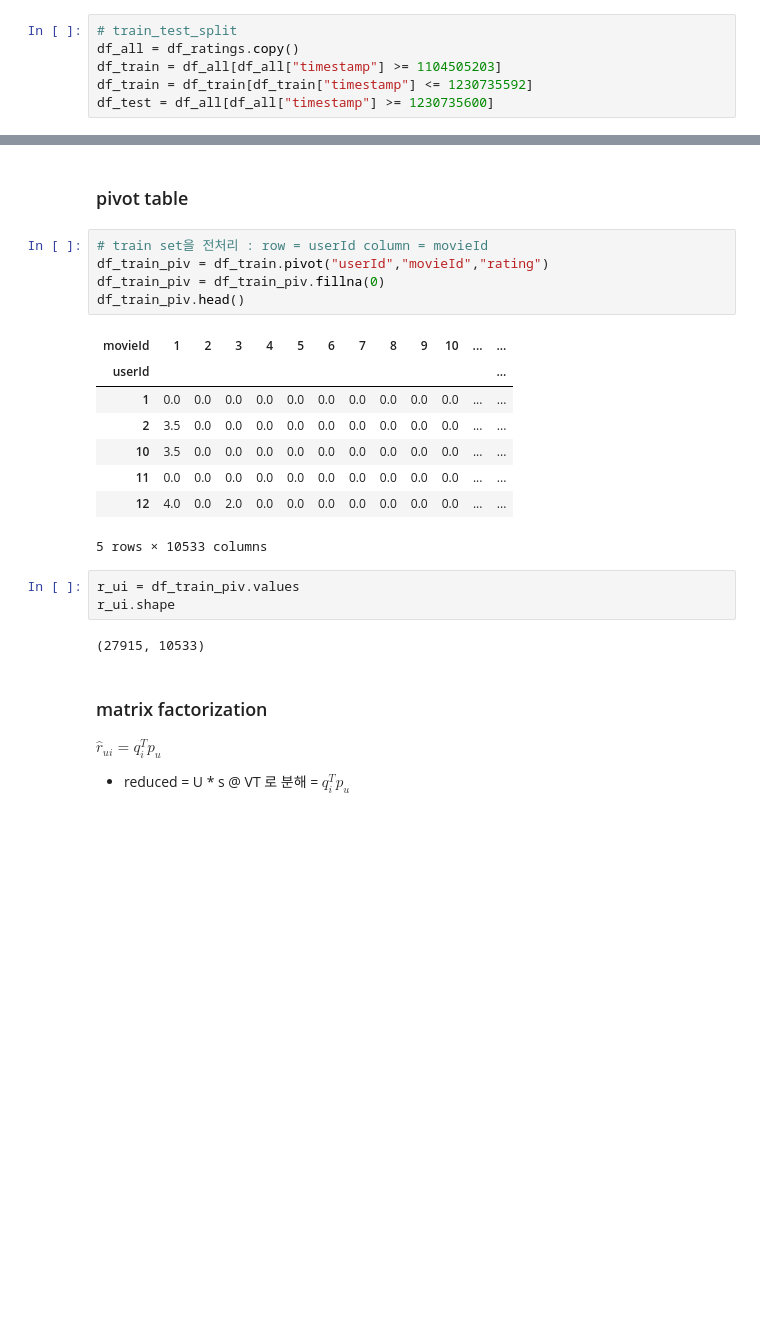
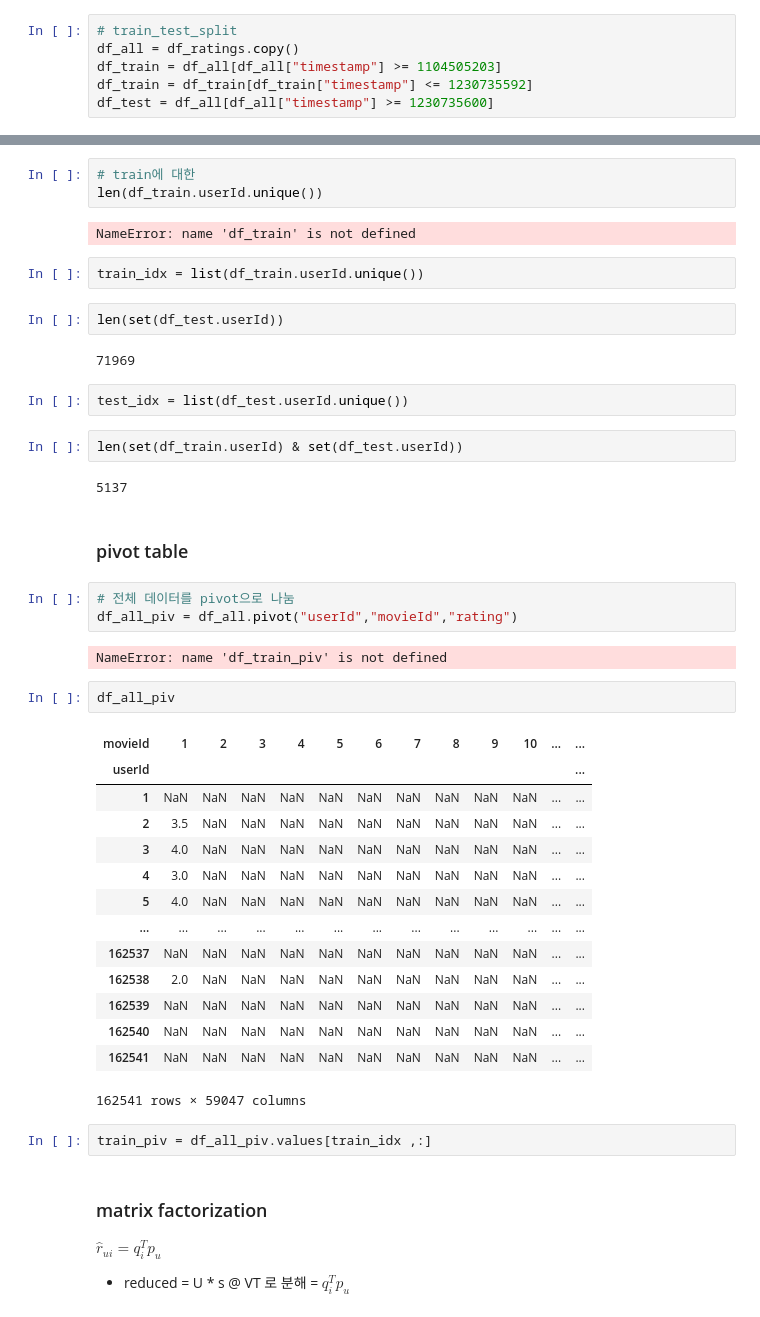
Before and after one commit to kkyuhun94/Matrix_Factorization, a Jupyter notebook: code/qa.ipynb, the cells around one changed output, grey strips where cells are left out. Drawn from its saved outputs; the diff is of its cells as text; blank space fills up the shorter version.

```diff
--- a/code/qa.ipynb
+++ b/code/qa.ipynb
@@ -65,24 +59,46 @@ df_genre
+# %%
+# train에 대한
+len(df_train.userId.unique())
+# %% [output]
+NameError: name 'df_train' is not defined
+# %%
+train_idx = list(df_train.userId.unique())
+# %%
+len(set(df_test.userId))
+# %% [output]
+71969
+# %%
+test_idx = list(df_test.userId.unique())
+# %%
+len(set(df_train.userId) & set(df_test.userId))
+# %% [output]
+5137
 # %% [markdown]
 ### pivot table
-# %%
-# train set을 전처리 : row = userId column = movieId
-df_train_piv = df_train.pivot("userId","movieId","rating")
-df_train_piv = df_train_piv.fillna(0)
-df_train_piv.head()
-# %% [output]
-| movieId | 1 | 2 | 3 | 4 | 5 | 6 | 7 | 8 | 9 | 10 | ... | ... |
-| userId |  |  |  |  |  |  |  |  |  |  |  | ... |
-| 1 | 0.0 | 0.0 | 0.0 | 0.0 | 0.0 | 0.0 | 0.0 | 0.0 | 0.0 | 0.0 | ... | ... |
-| 2 | 3.5 | 0.0 | 0.0 | 0.0 | 0.0 | 0.0 | 0.0 | 0.0 | 0.0 | 0.0 | ... | ... |
-| 10 | 3.5 | 0.0 | 0.0 | 0.0 | 0.0 | 0.0 | 0.0 | 0.0 | 0.0 | 0.0 | ... | ... |
-| 11 | 0.0 | 0.0 | 0.0 | 0.0 | 0.0 | 0.0 | 0.0 | 0.0 | 0.0 | 0.0 | ... | ... |
-| 12 | 4.0 | 0.0 | 2.0 | 0.0 | 0.0 | 0.0 | 0.0 | 0.0 | 0.0 | 0.0 | ... | ... |
-5 rows × 10533 columns
-# %%
-r_ui = df_train_piv.values
-r_ui.shape
-# %% [output]
-(27915, 10533)
+# %%
+# 전체 데이터를 pivot으로 나눔
+df_all_piv = df_all.pivot("userId","movieId","rating")
+# %% [output]
+NameError: name 'df_train_piv' is not defined
+# %%
+df_all_piv
+# %% [output]
+| movieId | 1 | 2 | 3 | 4 | 5 | 6 | 7 | 8 | 9 | 10 | ... | ... |
+| userId |  |  |  |  |  |  |  |  |  |  |  | ... |
+| 1 | NaN | NaN | NaN | NaN | NaN | NaN | NaN | NaN | NaN | NaN | ... | ... |
+| 2 | 3.5 | NaN | NaN | NaN | NaN | NaN | NaN | NaN | NaN | NaN | ... | ... |
+| 3 | 4.0 | NaN | NaN | NaN | NaN | NaN | NaN | NaN | NaN | NaN | ... | ... |
+| 4 | 3.0 | NaN | NaN | NaN | NaN | NaN | NaN | NaN | NaN | NaN | ... | ... |
+| 5 | 4.0 | NaN | NaN | NaN | NaN | NaN | NaN | NaN | NaN | NaN | ... | ... |
+| ... | ... | ... | ... | ... | ... | ... | ... | ... | ... | ... | ... | ... |
+| 162537 | NaN | NaN | NaN | NaN | NaN | NaN | NaN | NaN | NaN | NaN | ... | ... |
+| 162538 | 2.0 | NaN | NaN | NaN | NaN | NaN | NaN | NaN | NaN | NaN | ... | ... |
+| 162539 | NaN | NaN | NaN | NaN | NaN | NaN | NaN | NaN | NaN | NaN | ... | ... |
+| 162540 | NaN | NaN | NaN | NaN | NaN | NaN | NaN | NaN | NaN | NaN | ... | ... |
+| 162541 | NaN | NaN | NaN | NaN | NaN | NaN | NaN | NaN | NaN | NaN | ... | ... |
+162541 rows × 59047 columns
+# %%
+train_piv = df_all_piv.values[train_idx ,:]
 # %% [markdown]
 ### matrix factorization
 $\hat r_{ui} = q_i^Tp_u$
```
Also changed, not shown: parts of 12 cells of this notebook, 1 other file.
